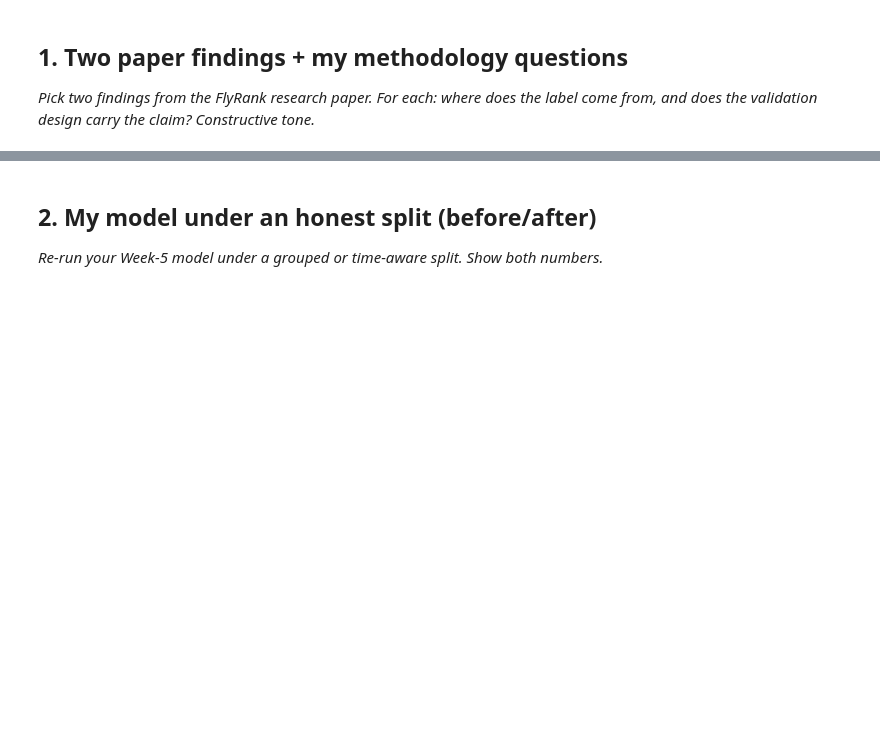
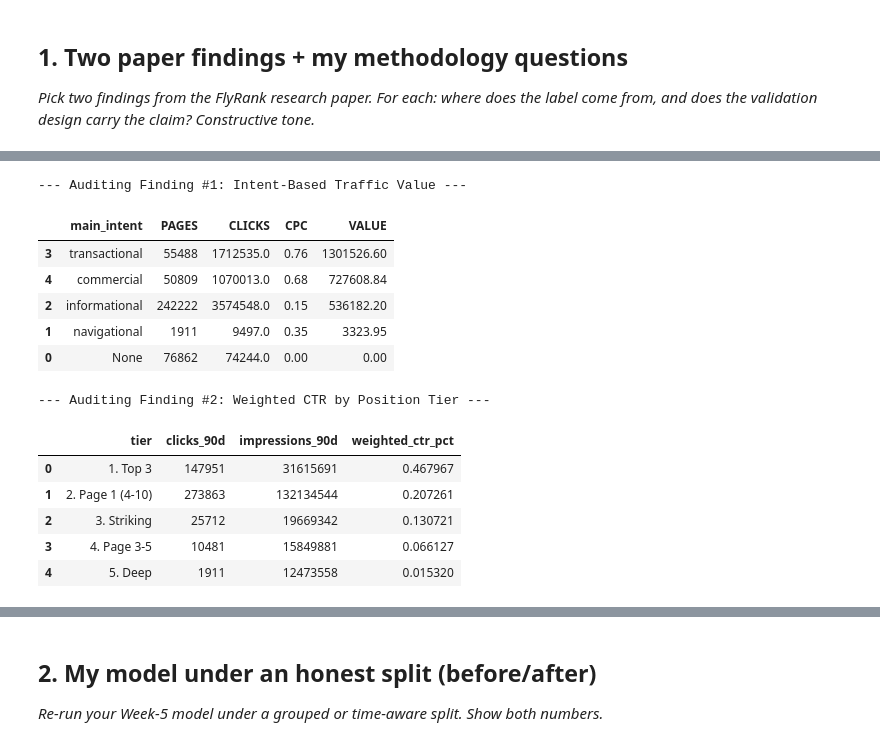
Before and after one commit to MuhammadFaizan0023/FlyRank_ML_internship_repo, a Jupyter notebook: work/notebooks/w06_validation_audit.ipynb, the cells around one changed output, grey strips where cells are left out. Cells and saved outputs as stored; diff of their text form; code cells hidden in the pictures; blank space fills up the shorter version.

```diff
--- a/work/notebooks/w06_validation_audit.ipynb
+++ b/work/notebooks/w06_validation_audit.ipynb
@@ -15,0 +80,64 @@ This skeleton is yours to fill. Work the sections **in order** — each one has
+# %%
+import pandas as pd
+
+# --- Finding #1: Captured Traffic Value Audit ---
+# Label: VALUE = CLICKS * CPC
+# We join dim_content (intent) with fact_daily_sample (performance metrics)
+print("--- Auditing Finding #1: Intent-Based Traffic Value ---")
+audit_f1 = con.sql(f"""
+    SELECT
+        c.main_intent,
+        COUNT(DISTINCT c.content_hash_id) as PAGES,
+        SUM(f.gsc_clicks) as CLICKS,
+        -- Using the benchmark CPCs provided in the finding to calculate Value
+        CASE
+            WHEN c.main_intent = 'informational' THEN 0.15
+            WHEN c.main_intent = 'commercial' THEN 0.68
+            WHEN c.main_intent = 'transactional' THEN 0.76
+            WHEN c.main_intent = 'navigational' THEN 0.35
+            ELSE 0.0
+        END as CPC
+    FROM {TABLES['dim_content']} c
+    JOIN {TABLES['fact_daily']} f ON c.content_hash_id = f.content_hash_id
+    GROUP BY 1, 4
+""").df()
+
+audit_f1['VALUE'] = audit_f1['CLICKS'] * audit_f1['CPC']
+display(audit_f1.sort_values('VALUE', ascending=False))
+
+# --- Finding #2: Click Capture by Position Tier Audit ---
+# Label: Weighted CTR = Sum(Clicks) / Sum(Impressions)
+print("\n--- Auditing Finding #2: Weighted CTR by Position Tier ---")
+def bucket_tier(pos):
+    if pos <= 3: return '1. Top 3'
+    if pos <= 10: return '2. Page 1 (4-10)'
+    if pos <= 20: return '3. Striking'
+    if pos <= 50: return '4. Page 3-5'
+    return '5. Deep'
+
+# Query fact_query_90d for the 90d window claim
+df_q = con.sql(f"SELECT avg_position_90d, clicks_90d, impressions_90d FROM {TABLES['fact_query_90d']}").df()
+df_q['tier'] = df_q['avg_position_90d'].apply(bucket_tier)
+
+audit_f2 = df_q.groupby('tier').agg({
+    'clicks_90d': 'sum',
+    'impressions_90d': 'sum'
+}).reset_index()
+
+audit_f2['weighted_ctr_pct'] = (audit_f2['clicks_90d'] / audit_f2['impressions_90d']) * 100
+display(audit_f2.sort_values('tier'))
+# %% [output]
+--- Auditing Finding #1: Intent-Based Traffic Value ---
+|  | main_intent | PAGES | CLICKS | CPC | VALUE |
+| 3 | transactional | 55488 | 1712535.0 | 0.76 | 1301526.60 |
+| 4 | commercial | 50809 | 1070013.0 | 0.68 | 727608.84 |
+| 2 | informational | 242222 | 3574548.0 | 0.15 | 536182.20 |
+| 1 | navigational | 1911 | 9497.0 | 0.35 | 3323.95 |
+| 0 | None | 76862 | 74244.0 | 0.00 | 0.00 |
+--- Auditing Finding #2: Weighted CTR by Position Tier ---
+|  | tier | clicks_90d | impressions_90d | weighted_ctr_pct |
+| 0 | 1. Top 3 | 147951 | 31615691 | 0.467967 |
+| 1 | 2. Page 1 (4-10) | 273863 | 132134544 | 0.207261 |
+| 2 | 3. Striking | 25712 | 19669342 | 0.130721 |
+| 3 | 4. Page 3-5 | 10481 | 15849881 | 0.066127 |
+| 4 | 5. Deep | 1911 | 12473558 | 0.015320 |
```
Also changed, not shown: parts of 5 cells of this notebook.
